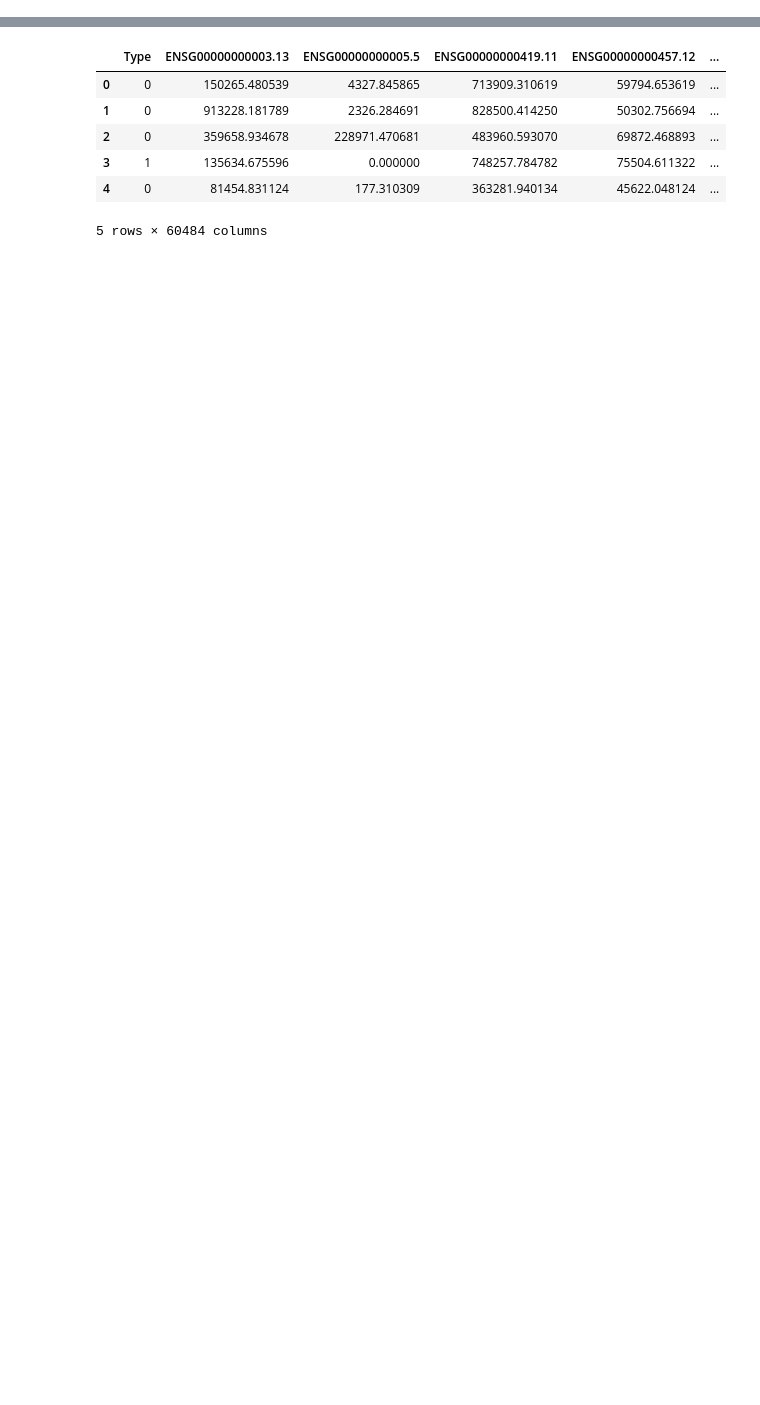
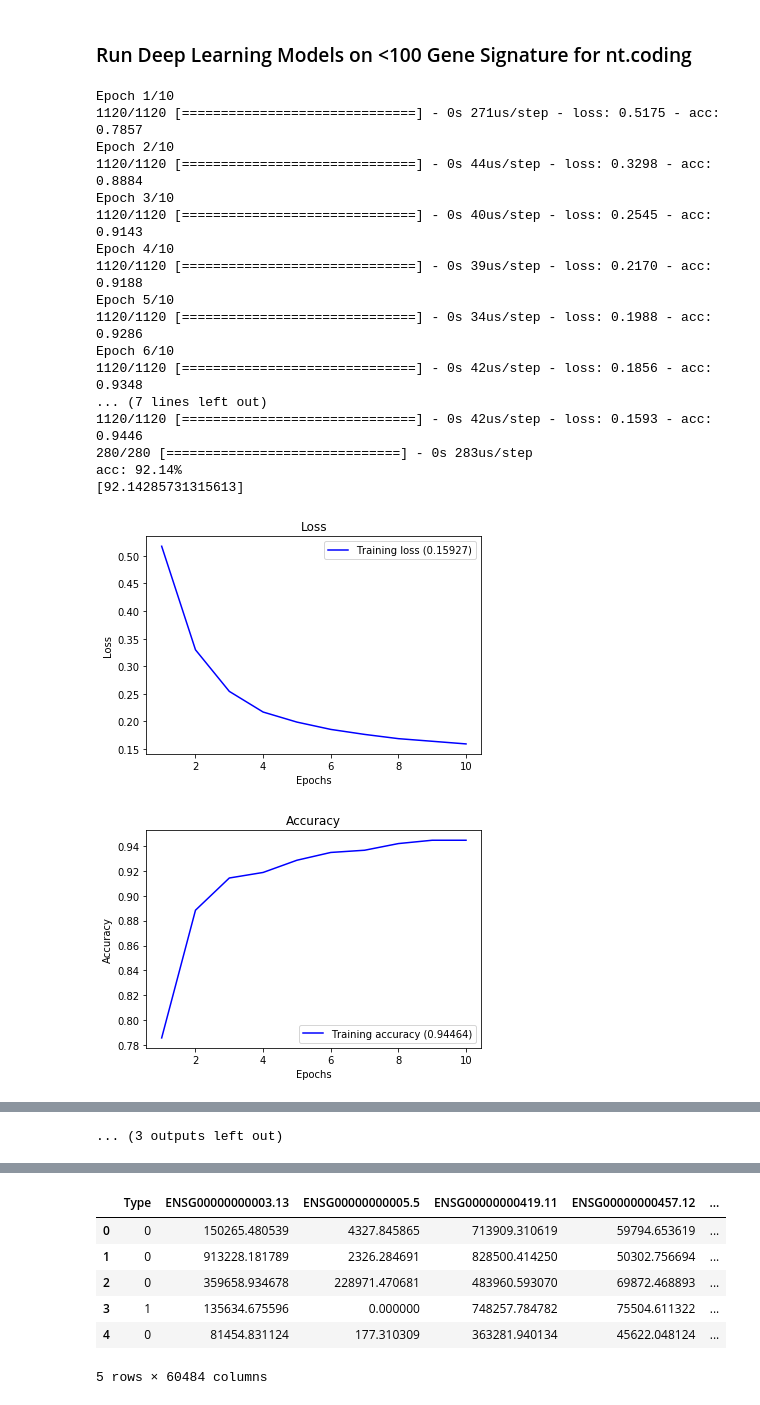
Before and after one commit to sghoseWI/Genomic-Machine-Learning, a Jupyter notebook: Machine Learning in Cancer.ipynb, the cells around one changed output, grey strips where cells are left out. Cells and saved outputs as stored; diff of their text form; code cells hidden in the pictures; blank space fills up the shorter version.

```diff
--- a/Machine Learning in Cancer.ipynb
+++ b/Machine Learning in Cancer.ipynb
@@ -30,0 +377,24 @@ nt_coding = pd.read_csv('/Users/saptarshighose/Downloads/nt.coding.csv')
+# %% [markdown]
+### Run Deep Learning Models on <100 Gene Signature for nt.coding
+# %%
+mlf.run_deep_learning_loop(gene_selection_99_features_ntcoding, label)
+# %% [output]
+Epoch 1/10
+1120/1120 [==============================] - 0s 271us/step - loss: 0.5175 - acc: 0.7857
+Epoch 2/10
+1120/1120 [==============================] - 0s 44us/step - loss: 0.3298 - acc: 0.8884
+Epoch 3/10
+1120/1120 [==============================] - 0s 40us/step - loss: 0.2545 - acc: 0.9143
+Epoch 4/10
+1120/1120 [==============================] - 0s 39us/step - loss: 0.2170 - acc: 0.9188
+Epoch 5/10
+1120/1120 [==============================] - 0s 34us/step - loss: 0.1988 - acc: 0.9286
+Epoch 6/10
+1120/1120 [==============================] - 0s 42us/step - loss: 0.1856 - acc: 0.9348
+... (7 lines left out)
+1120/1120 [==============================] - 0s 42us/step - loss: 0.1593 - acc: 0.9446
+280/280 [==============================] - 0s 283us/step
+acc: 92.14%
+[92.14285731315613]
+[figure, added]
+[figure, added]
@@ -30,0 +458 @@ nt_coding = pd.read_csv('/Users/saptarshighose/Downloads/nt.coding.csv')
+... (3 outputs left out)
```
Also changed, not shown: parts of 90 cells of this notebook, 2 other files.
